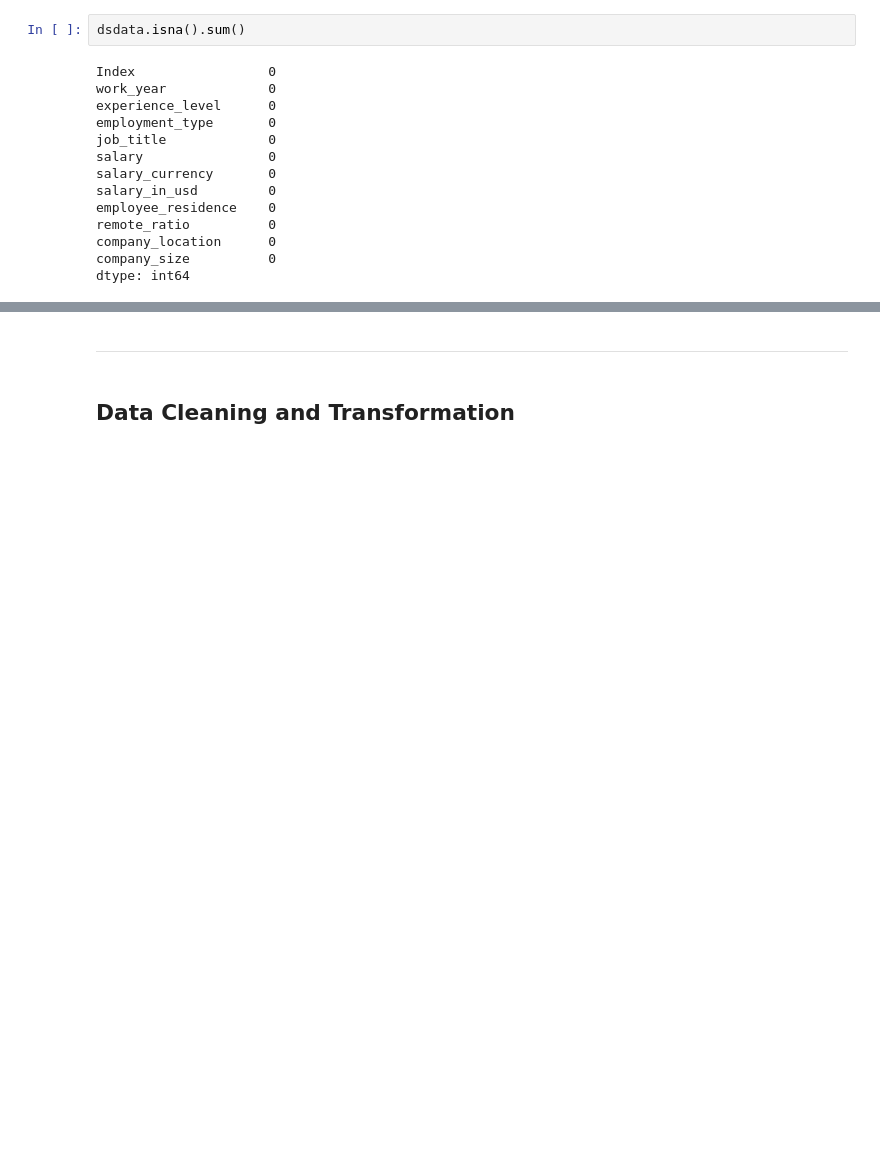
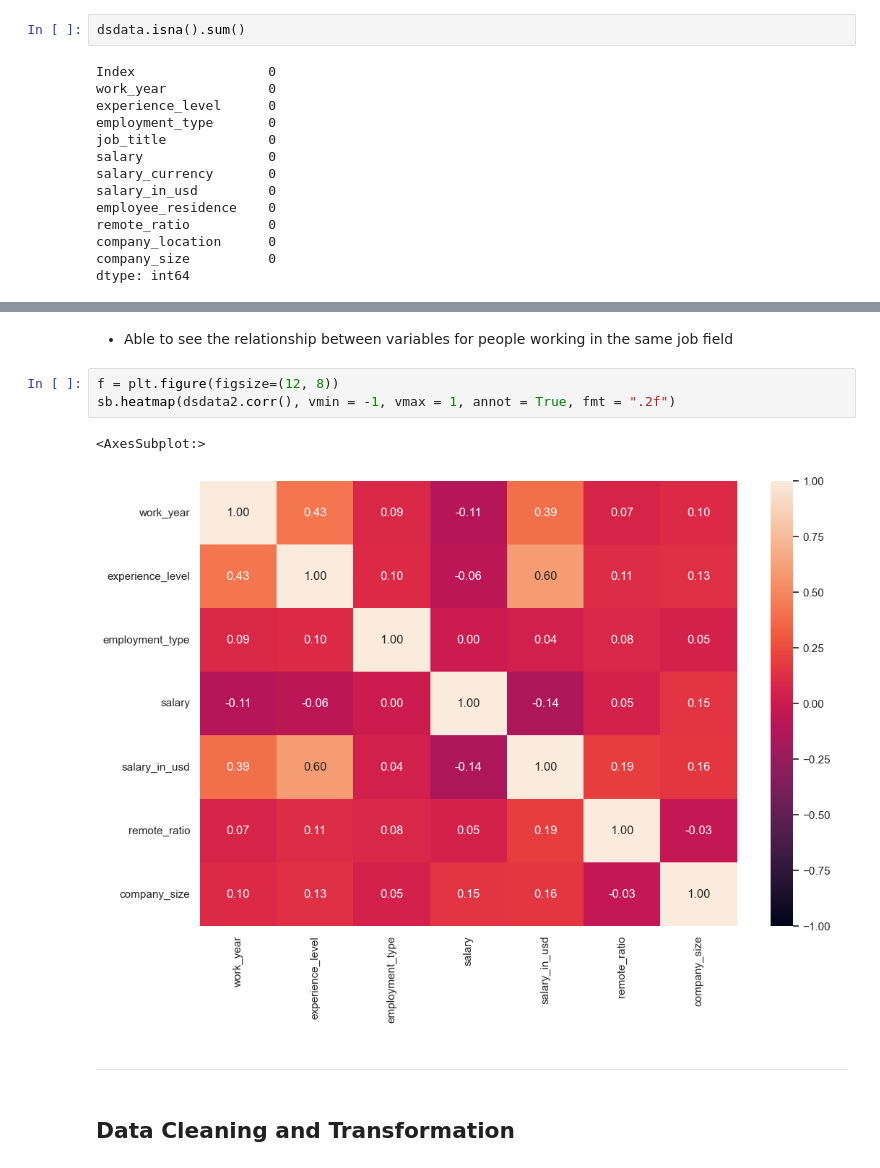
Before and after one commit to legitaxes/sc1015-mini_assignment, a Jupyter notebook: Mini-Assignment.ipynb, the cells around one changed output, grey strips where cells are left out. Drawn from its saved outputs; the diff is of its cells as text; blank space fills up the shorter version.

```diff
--- a/Mini-Assignment.ipynb
+++ b/Mini-Assignment.ipynb
@@ -84,3 +144,11 @@ dtype: int64
+# %% [markdown]
+- Able to see the relationship between variables for people working in the same job field
+# %%
+f = plt.figure(figsize=(12, 8))
+sb.heatmap(dsdata2.corr(), vmin = -1, vmax = 1, annot = True, fmt = ".2f")
+# %% [output]
+<AxesSubplot:>
+[figure, added]
 # %% [markdown]
 ---
 # %% [markdown]
```
Also changed, not shown: parts of 4 cells of this notebook, 1 other file.
